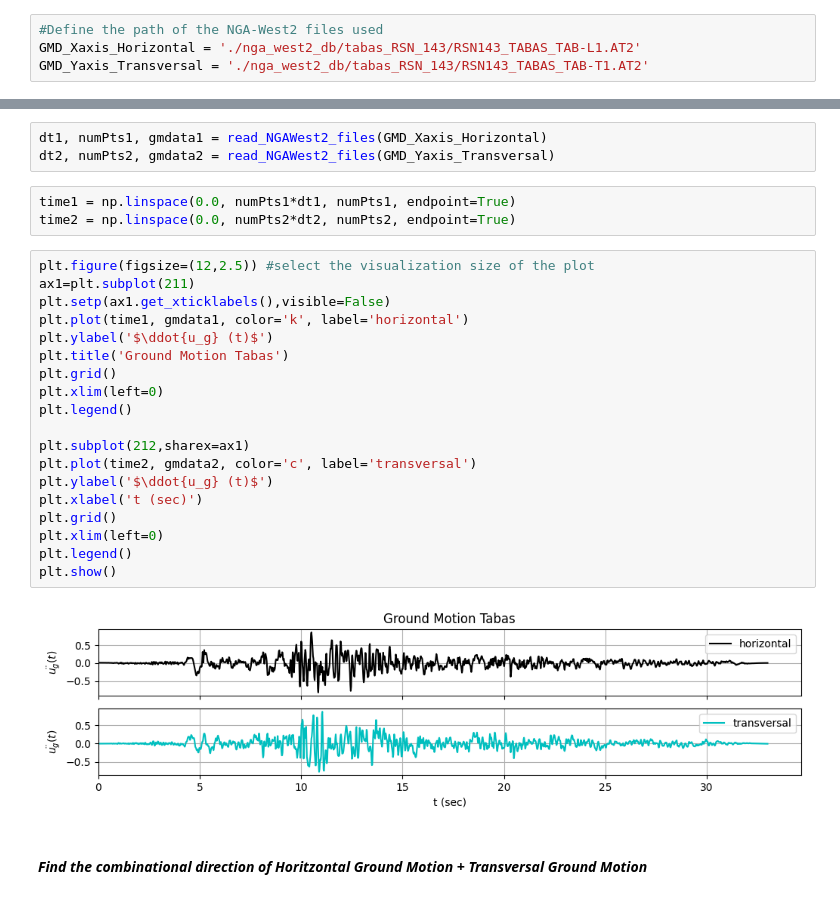
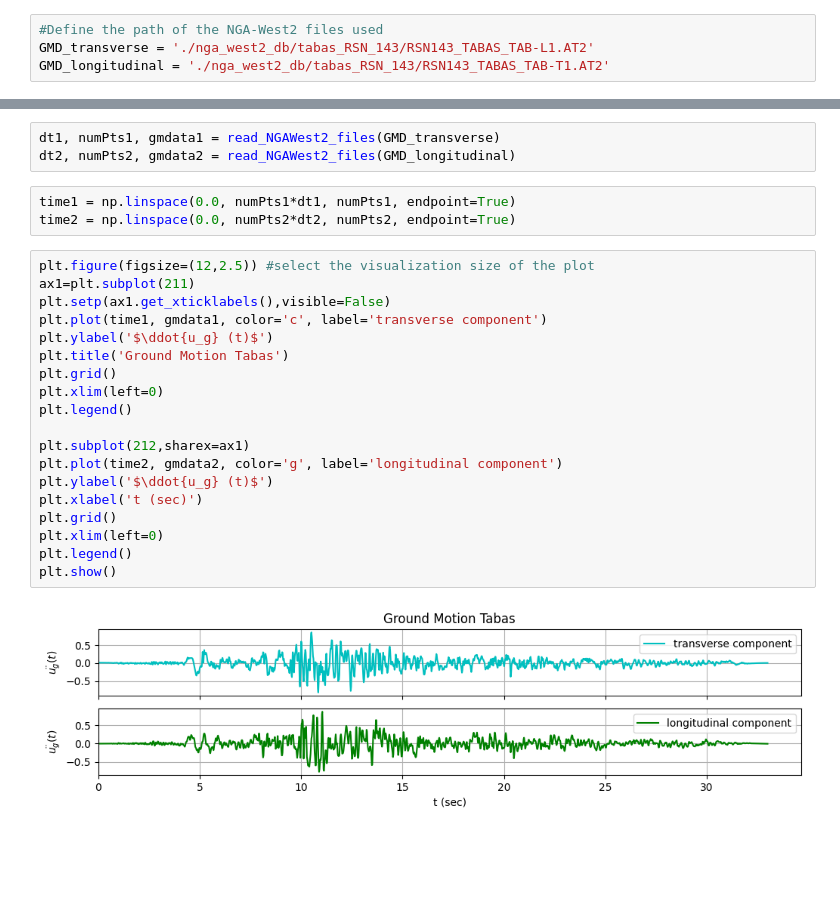
Before and after one commit to jorvend/JV-Research, a Jupyter notebook: RotD50_Spectra_of_Tabas_JV.ipynb, the cells around one changed output, grey strips where cells are left out. Saved outputs shown, nothing was run; the diff lists cells and outputs as text; blank space fills up the shorter version.

```diff
--- a/RotD50_Spectra_of_Tabas_JV.ipynb
+++ b/RotD50_Spectra_of_Tabas_JV.ipynb
@@ -120,8 +120,8 @@ And with this the RotD50 Response Spectra can be ploted.
 #### _Explore ground motion data_
 # %%
 #Define the path of the NGA-West2 files used
-GMD_Xaxis_Horizontal = './nga_west2_db/tabas_RSN_143/RSN143_TABAS_TAB-L1.AT2'
-GMD_Yaxis_Transversal = './nga_west2_db/tabas_RSN_143/RSN143_TABAS_TAB-T1.AT2'
+GMD_transverse = './nga_west2_db/tabas_RSN_143/RSN143_TABAS_TAB-L1.AT2'
+GMD_longitudinal = './nga_west2_db/tabas_RSN_143/RSN143_TABAS_TAB-T1.AT2'
 # %%
 #Read the Ground Motion Data in the NGA-West2 files used
 # source: https://www.pythonforbeginners.com/files/with-statement-in-python
@@ -149,31 +149,29 @@ def read_NGAWest2_files(filepath):
 
         return dt, numPts, np.array(gm)
 # %%
-dt1, numPts1, gmdata1 = read_NGAWest2_files(GMD_Xaxis_Horizontal)
-dt2, numPts2, gmdata2 = read_NGAWest2_files(GMD_Yaxis_Transversal)
+dt1, numPts1, gmdata1 = read_NGAWest2_files(GMD_transverse)
+dt2, numPts2, gmdata2 = read_NGAWest2_files(GMD_longitudinal)
 # %%
 time1 = np.linspace(0.0, numPts1*dt1, numPts1, endpoint=True)
 time2 = np.linspace(0.0, numPts2*dt2, numPts2, endpoint=True)
 # %%
 plt.figure(figsize=(12,2.5)) #select the visualization size of the plot
 ax1=plt.subplot(211)
 plt.setp(ax1.get_xticklabels(),visible=False)
-plt.plot(time1, gmdata1, color='k', label='horizontal')
+plt.plot(time1, gmdata1, color='c', label='transverse component')
 plt.ylabel('$\ddot{u_g} (t)$')
 plt.title('Ground Motion Tabas')
 plt.grid()
 plt.xlim(left=0)
 plt.legend()
 
 plt.subplot(212,sharex=ax1)
-plt.plot(time2, gmdata2, color='c', label='transversal')
+plt.plot(time2, gmdata2, color='g', label='longitudinal component')
 plt.ylabel('$\ddot{u_g} (t)$')
 plt.xlabel('t (sec)')
 plt.grid()
 plt.xlim(left=0)
 plt.legend()
 plt.show()
 # %% [output]
-[figure, old version]
+[figure, new version]
-# %% [markdown]
-#### _Find the combinational direction of Horitzontal Ground Motion + Transversal Ground Motion_
```
Also changed, not shown: parts of 27 cells of this notebook, 1 other file.
